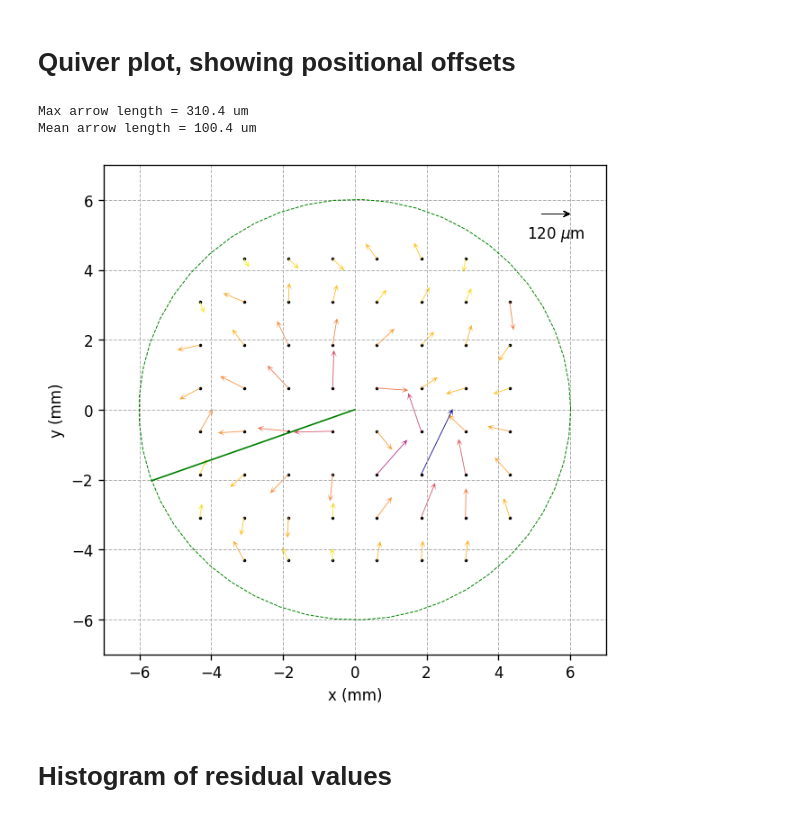
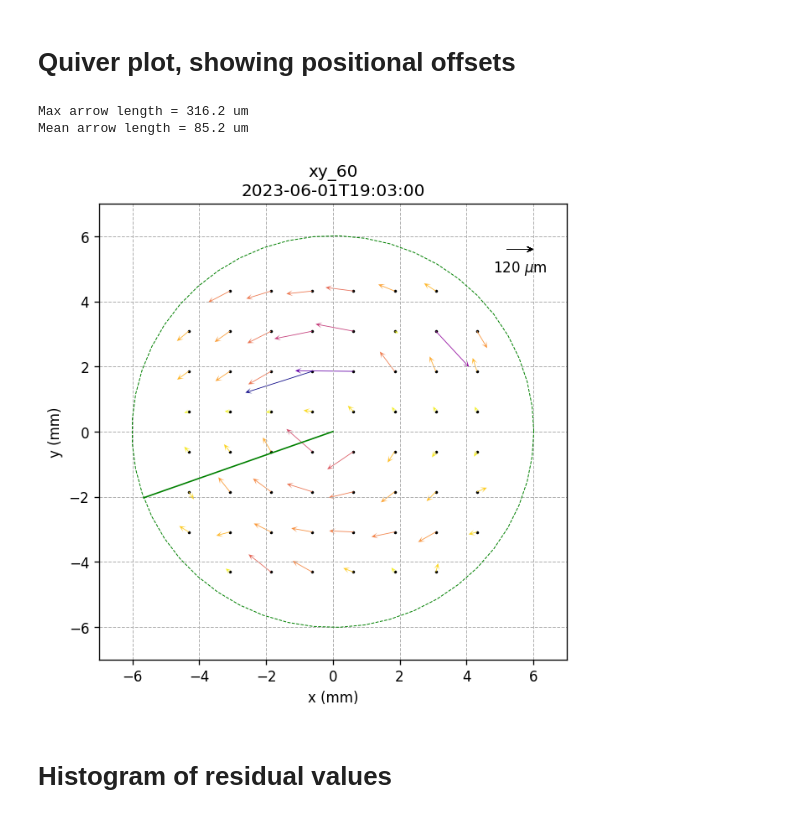
Before and after one commit to SSantosLab/DESI-QA, a Jupyter notebook: calib/Figures of Merit.ipynb, the cells around one changed output. Drawn from its saved outputs; the diff is of its cells as text; code cells hidden in the pictures.

```diff
--- a/calib/Figures of Merit.ipynb
+++ b/calib/Figures of Merit.ipynb
@@ -205,23 +205,23 @@ R2 = 3.0691875
 rPositioner = R1+R2
 hardstopAngle = 163.01813
 
-dateStartArr = np.array(['2023-05-30 11:48:00','2023-05-30 14:43:00','2023-05-30 15:12:00','2023-05-30 12:05:00','2023-05-30 16:01:00','2023-05-30 16:17:00','2023-05-30 16:31:00','2023-05-30 18:25:00'],dtype='datetime64')
-dateEndArr = dateStartArr+np.timedelta64(5, 'm')
-labelArr = np.array(['zig','zig_flipx','zig_flipy','zig_flipxy','zag','zag_flipx','zag_flipy','zag_flipxy'])
+dateStartArr = np.array(['2023-05-30 11:48:00','2023-06-01 18:13:00','2023-06-01 19:03:00','2023-05-24 16:42:00'],dtype='datetime64')
+dateEndArr = dateStartArr+np.timedelta64(2, 'm')
+labelArr = np.array(['zig_','zig_','',''])
+# labelArr = np.array(['zig','zig_flipx','zig_flipy','zig_flipxy','zag','zag_flipx','zag_flipy','zag_flipxy'])
 
-iteration = 7
+iteration = 2
 
 # Here, define when your test started [dateStart], when your test ended [dateEnd], and the name of your test [label]
-dateStart = str(dateStartArr[iteration]) # This is the  time when you started your test
-label = 'xy_60_'+labelArr[iteration] # update for the kind of test you are running - either xy_12, xy_32, or xy_60 - may add more in the future
-
+dateStart =str(dateStartArr[iteration]) # This is the  time when you started your test
+label = 'xy_60'+labelArr[iteration] # update for the kind of test you are running - either xy_12, xy_32, or xy_60 - may add more in the future
 dateEnd = str(dateEndArr[iteration]) # Left as placeholder, you will have to update this occasionally
 
 db.tail()
 
 get_timecol(db)
 
-m2 = query_time(db, datemin=dateStart)
+m2 = query_time(db, datemin=dateStart,datemax=dateEnd)
 m2 = (m2) & ( db['label'].str.endswith(label) )
 get_dbxy(db, datemin=dateStart, datemax=dateEnd, label=label)
 
@@ -248,36 +250,37 @@ dbxy, xytgt = plot_xy(label, dateStart, dateEnd, movefn=label+".txt",title='posi
 fig, ax = plot_formatting()
 
 xpos = dbxy['xpos'].values
 ypos = dbxy['ypos'].values
 xt = xytgt['xpos'].values
 yt = xytgt['ypos'].values
 
 # Calculate residuals in microns.
 u = 1e3 * (xpos - xt + 0.0514)
 v = 1e3 * (ypos - yt +  0.01185)
 dr = np.hypot(u, v)
 print(f'Max arrow length = {np.max(dr):.1f} um')
 
 ref=120
 ax.scatter(xt, yt, marker='.', c='k', s=5)
 Q = ax.quiver(xt, yt, u, v, dr, angles='xy', scale=150, scale_units='xy',
               headwidth=8, headlength=9, width=0.001*1.5, color='k' ,cmap='plasma_r')
 
 ax.quiverkey(Q, X=0.9, Y=0.9, U=ref, label=f'{ref} $\mu$m', labelpos='S')
+ax.set_title(label+"\n"+dateStart)
 
 # ax.set_ylim([-12,12])
 # ax.set_xlim([-12,12])
 
 save=True
 
 if save:
     plt.savefig("/home/msdos/DESI-QA/output/figures/Quiver_"+label+"_"+dateStart+".jpg",dpi=180)
 
 print(f'Mean arrow length = {np.mean(dr):.1f} um')
 # %% [output]
-Max arrow length = 310.4 um
-Mean arrow length = 100.4 um
+Max arrow length = 316.2 um
+Mean arrow length = 85.2 um
-[figure, old version]
+[figure, new version]
 # %% [markdown]
 # Histogram of residual values
 # %%
```
Also changed, not shown: parts of 16 cells of this notebook, 19 other files.
